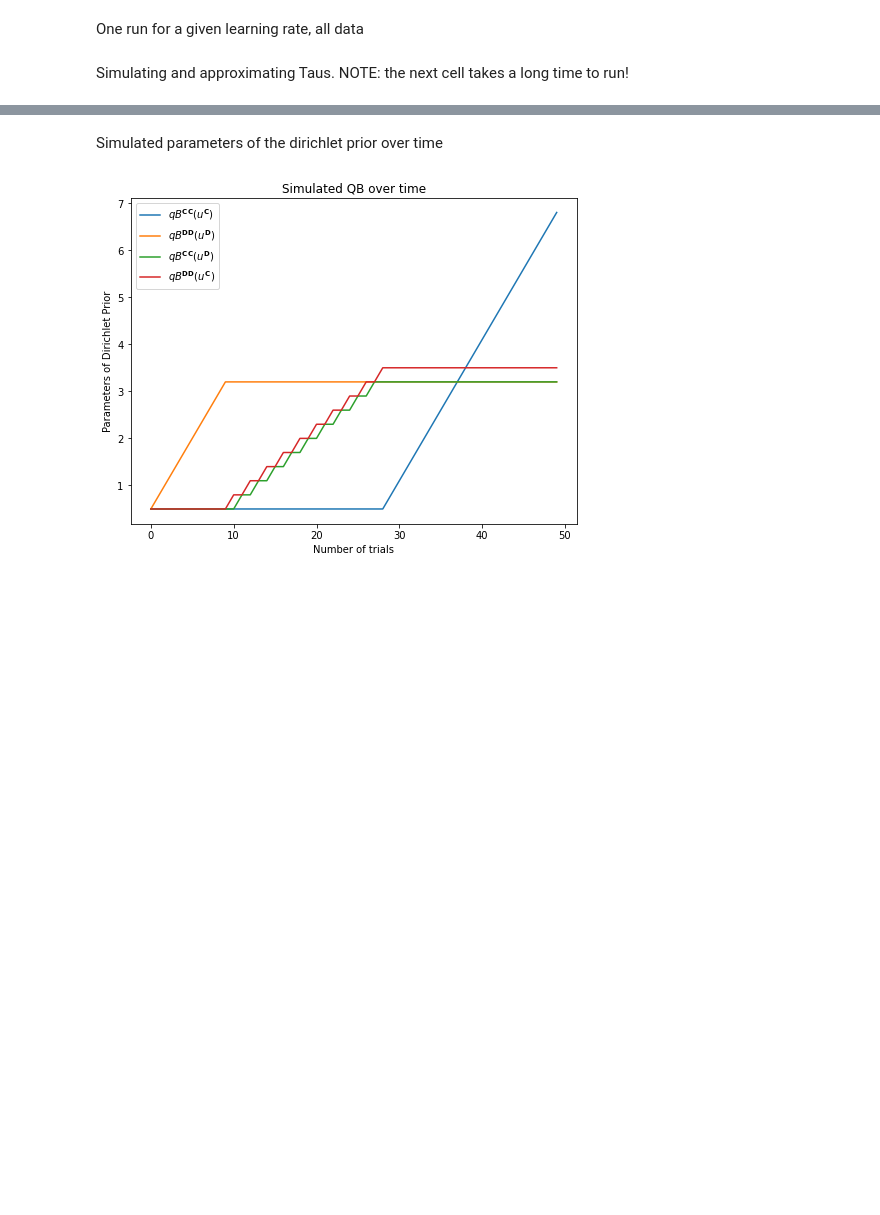
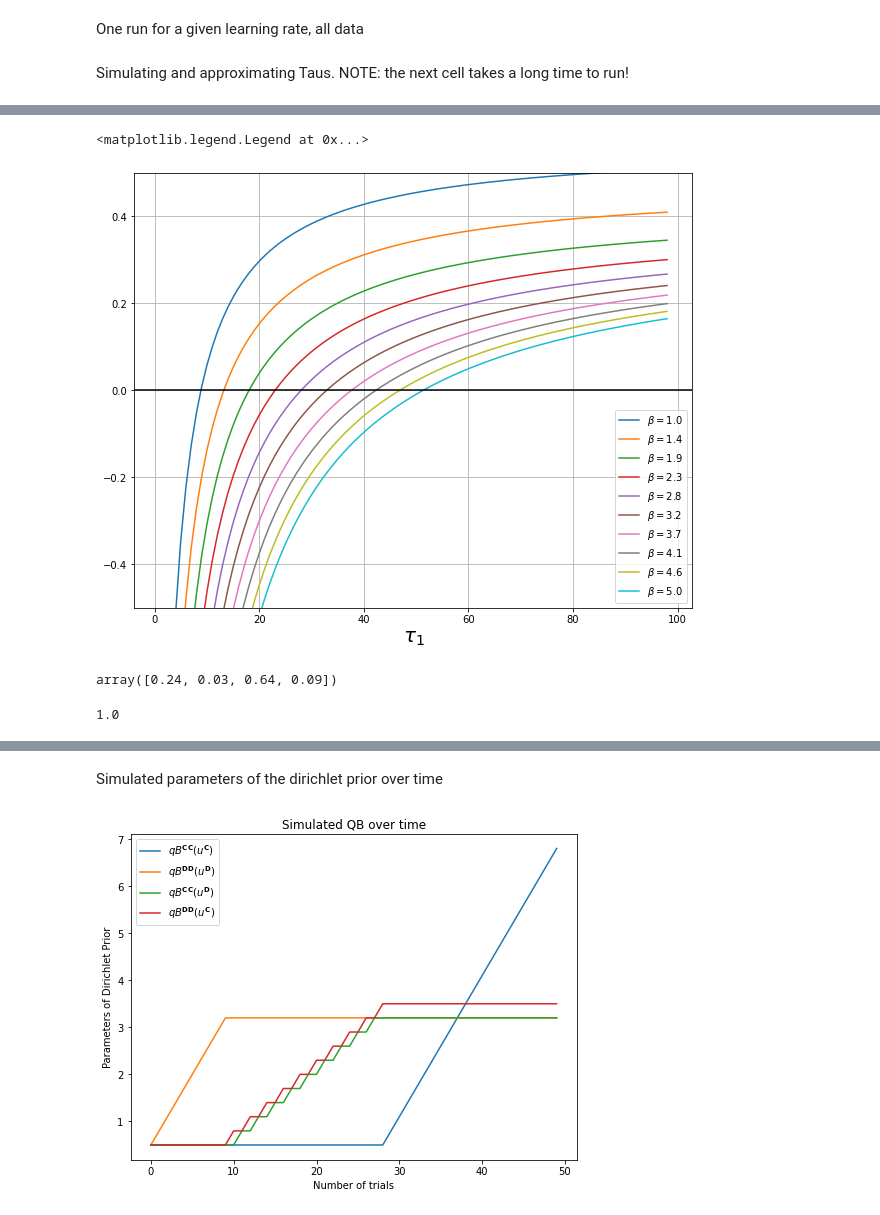
Before and after one commit to daphnedemekas/network-actinf, a Jupyter notebook: prisoners_dilemma/dual_agent_results/final_results.ipynb, the cells around one changed output, grey strips where cells are left out. Cells and saved outputs as stored; diff of their text form; code cells hidden in the pictures; blank space fills up the shorter version.

```diff
--- a/prisoners_dilemma/dual_agent_results/final_results.ipynb
+++ b/prisoners_dilemma/dual_agent_results/final_results.ipynb
@@ -214,0 +216,3 @@ plot_tau1_real_and_approximate(tau1_by_lr_array,approx_tau1s)
+# %%
+def equality_in_terms_of_beta(C, tau1, lr):
+    return ((1-(1/(2*lr*tau1))) * np.log(1-(1/(2*lr*tau1))) - (1-(1/(2*lr*tau1)))*np.log(C[3]) - 0.5*np.log(C[2]/(2*C[1]*C[0])) )
@@ -214,0 +223,8 @@ plot_tau1_real_and_approximate(tau1_by_lr_array,approx_tau1s)
+# %%
+import numpy as np
+taus_per_beta = np.zeros((10,99))
+C = np.array([3,1,4,2])
+for b, beta in enumerate(np.linspace(1,5,10)):
+    for t, tau in enumerate(range(1,100)):
+        C_ = pymdp.maths.softmax(beta*C)
+        taus_per_beta[b,t] = equality_in_terms_of_beta(C_, tau, lr = 0.3)
@@ -214,0 +244,21 @@ plot_tau1_real_and_approximate(tau1_by_lr_array,approx_tau1s)
+# %%
+import matplotlib.pyplot as plt
+fig = plt.figure(figsize = (10,8))
+for b, beta in enumerate(np.linspace(1,5,10)):
+    plt.plot(taus_per_beta[b], label = r'$\beta =$' + str(beta.round(1)))
+plt.ylim(-0.5,0.5)
+plt.axhline(0, color = "black") #x-axis
+plt.grid()
+plt.xlabel(r'$\tau_1 $',fontsize = 20)
+plt.legend()
+# %% [output]
+<matplotlib.legend.Legend at 0x...>
+[figure, added]
+# %%
+pymdp.maths.softmax(np.array([3,1,4,2])).round(2)
+# %% [output]
+array([0.24, 0.03, 0.64, 0.09])
+# %%
+0.24+0.03+0.64+0.09
+# %% [output]
+1.0
```
Also changed, not shown: parts of 15 cells of this notebook, 4 other files.
